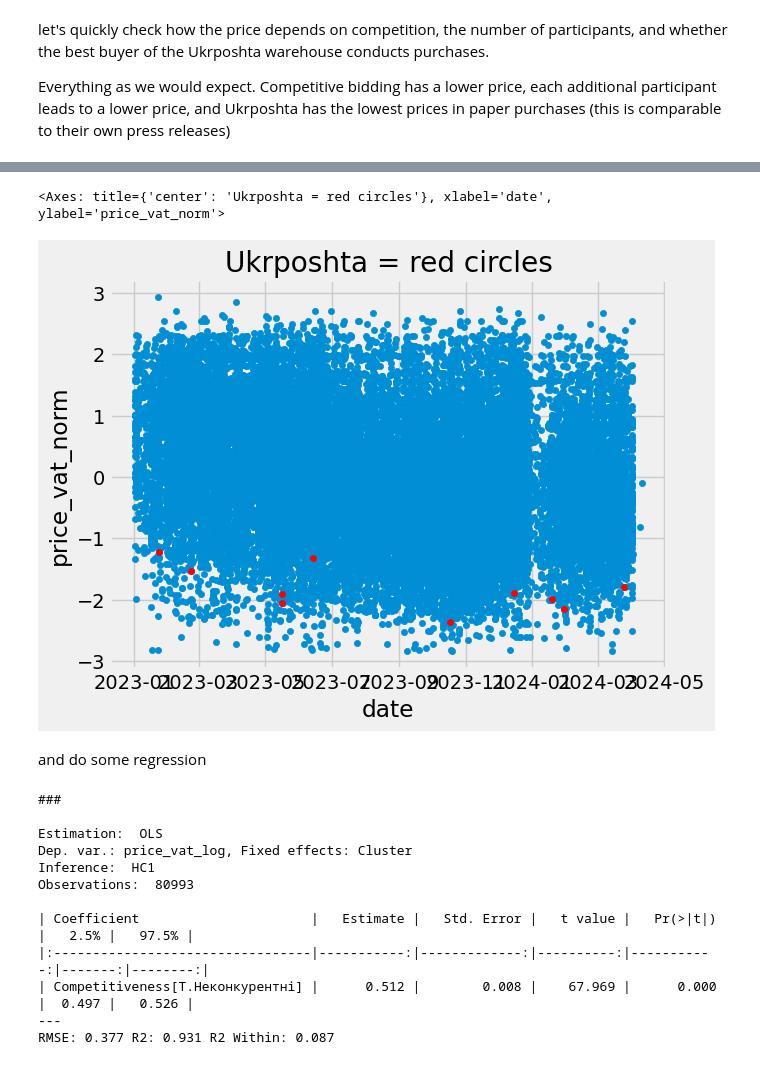
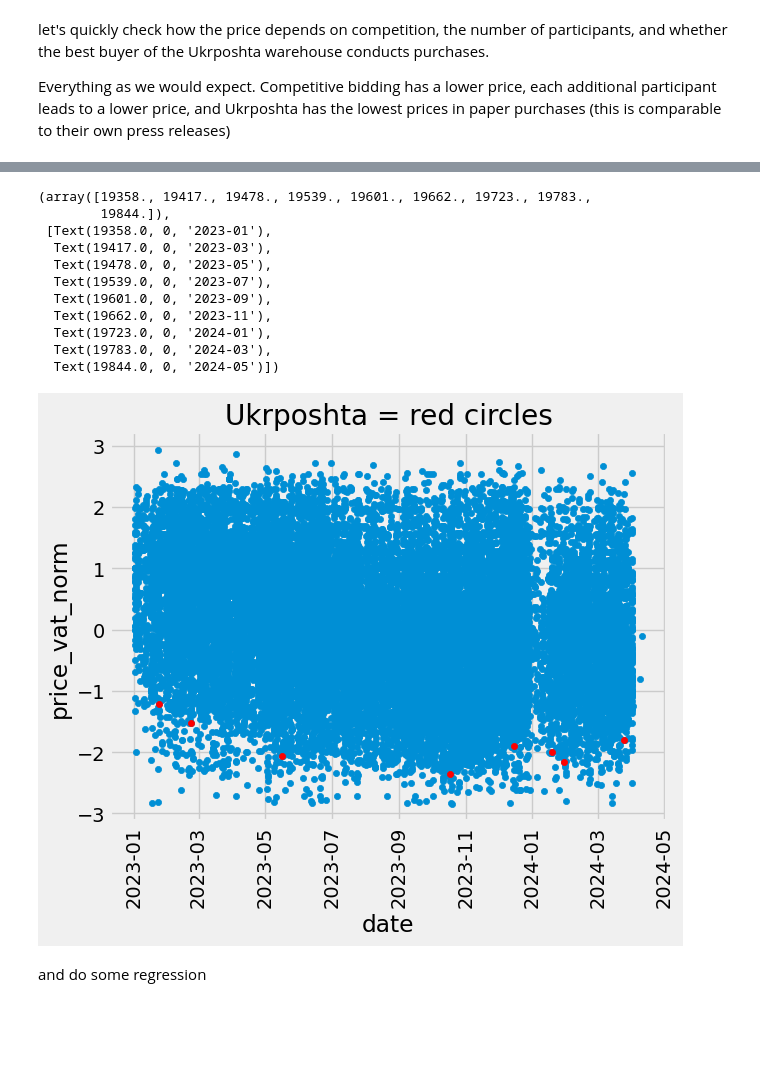
Before and after one commit to KSE-Team/prozorro-scu, a Jupyter notebook: analysis.ipynb, the cells around one changed output, grey strips where cells are left out. Saved outputs shown, nothing was run; the diff lists cells and outputs as text; code cells hidden in the pictures; blank space fills up the shorter version.

```diff
--- a/analysis.ipynb
+++ b/analysis.ipynb
@@ -158,24 +145,20 @@ Name: price_vat_log, dtype: float64
 # %%
 ax = df[(df['Cluster'].str.contains('папір'))].plot.scatter(x='date',y='price_vat_norm')
-df[(df['ukrposhta']==1)].plot.scatter(x='date',y='price_vat_norm',color='red',ax=ax, rot=0, title='Ukrposhta = red circles')
+df[(df['ukrposhta']==1)&(df['Cluster']=='папір-60')].plot.scatter(x='date',y='price_vat_norm',
+                                                                  color='red',ax=ax, rot=0, title='Ukrposhta = red circles')
+plt.xticks(rotation=90)
 # %% [output]
-<Axes: title={'center': 'Ukrposhta = red circles'}, xlabel='date', ylabel='price_vat_norm'>
+(array([19358., 19417., 19478., 19539., 19601., 19662., 19723., 19783.,
+        19844.]),
+ [Text(19358.0, 0, '2023-01'),
+  Text(19417.0, 0, '2023-03'),
+  Text(19478.0, 0, '2023-05'),
+  Text(19539.0, 0, '2023-07'),
+  Text(19601.0, 0, '2023-09'),
+  Text(19662.0, 0, '2023-11'),
+  Text(19723.0, 0, '2024-01'),
+  Text(19783.0, 0, '2024-03'),
+  Text(19844.0, 0, '2024-05')])
-[figure, old version]
+[figure, new version]
 # %% [markdown]
 and do some regression
-# %%
-fit1 = pf.feols("price_vat_log ~ Competitiveness|Cluster", data=df, vcov="HC1")
-fit1.summary()
-# %% [output]
-###
-
-Estimation:  OLS
-Dep. var.: price_vat_log, Fixed effects: Cluster
-Inference:  HC1
-Observations:  80993
-
-| Coefficient                      |   Estimate |   Std. Error |   t value |   Pr(>|t|) |   2.5% |   97.5% |
-|:---------------------------------|-----------:|-------------:|----------:|-----------:|-------:|--------:|
-| Competitiveness[T.Неконкурентні] |      0.512 |        0.008 |    67.969 |      0.000 |  0.497 |   0.526 |
----
-RMSE: 0.377 R2: 0.931 R2 Within: 0.087
```
Also changed, not shown: parts of 6 cells of this notebook, 1 other file.
